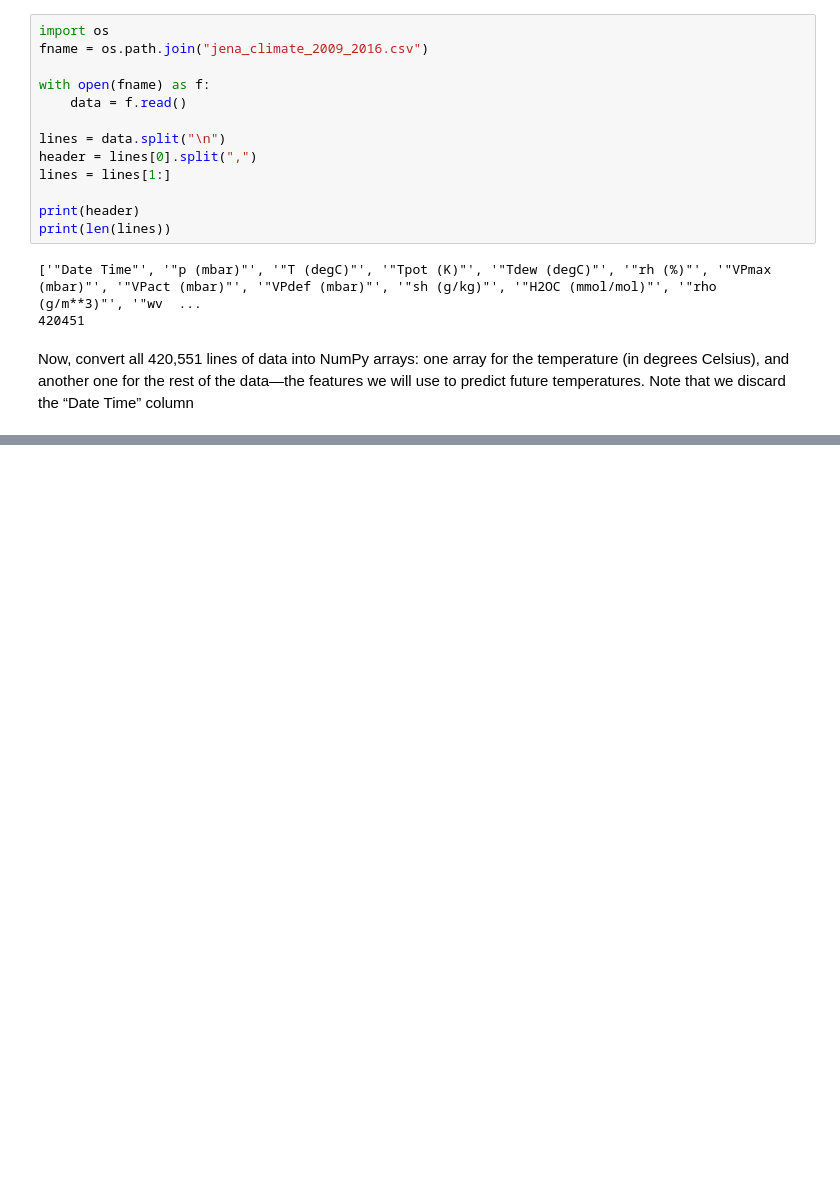
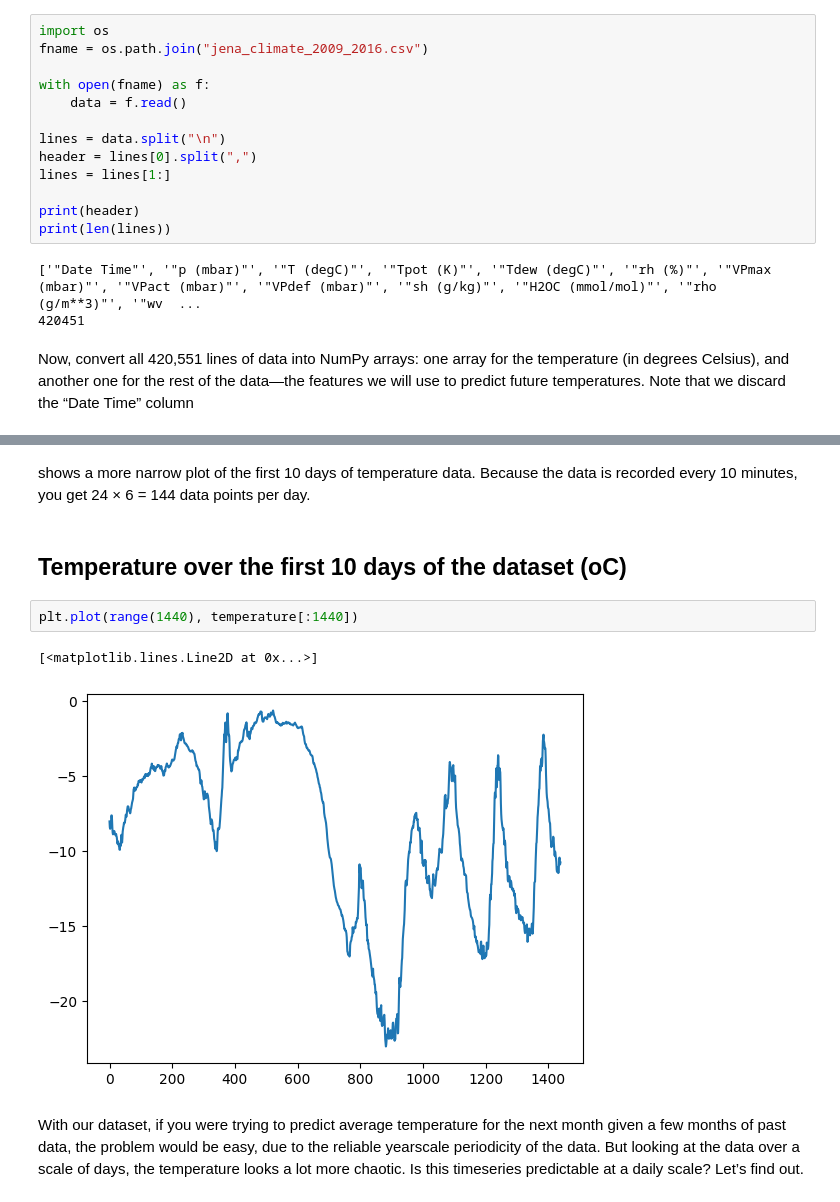
Before and after one commit to RyanBarbalho/DeepLearningWithPython, a Jupyter notebook: cap10/introduction.ipynb, the cells around one changed output, grey strips where cells are left out. Saved outputs shown, nothing was run; the diff lists cells and outputs as text; blank space fills up the shorter version.

```diff
--- a/cap10/introduction.ipynb
+++ b/cap10/introduction.ipynb
@@ -66,0 +77,11 @@ for i, line in enumerate(lines):
+# %% [markdown]
+shows a more narrow plot of the first 10 days of temperature data. Because the data is recorded every 10 minutes, you get 24 × 6 = 144 data points per day.
+# %% [markdown]
+## Temperature over the first 10 days of the dataset (oC)
+# %%
+plt.plot(range(1440), temperature[:1440])
+# %% [output]
+[<matplotlib.lines.Line2D at 0x...>]
+[figure, added]
+# %% [markdown]
+With our dataset, if you were trying to predict average temperature for the next month given a few months of past data, the problem would be easy, due to the reliable yearscale periodicity of the data. But looking at the data over a scale of days, the temperature looks a lot more chaotic. Is this timeseries predictable at a daily scale? Let’s find out.
```
Also changed, not shown: parts of 41 cells of this notebook.
